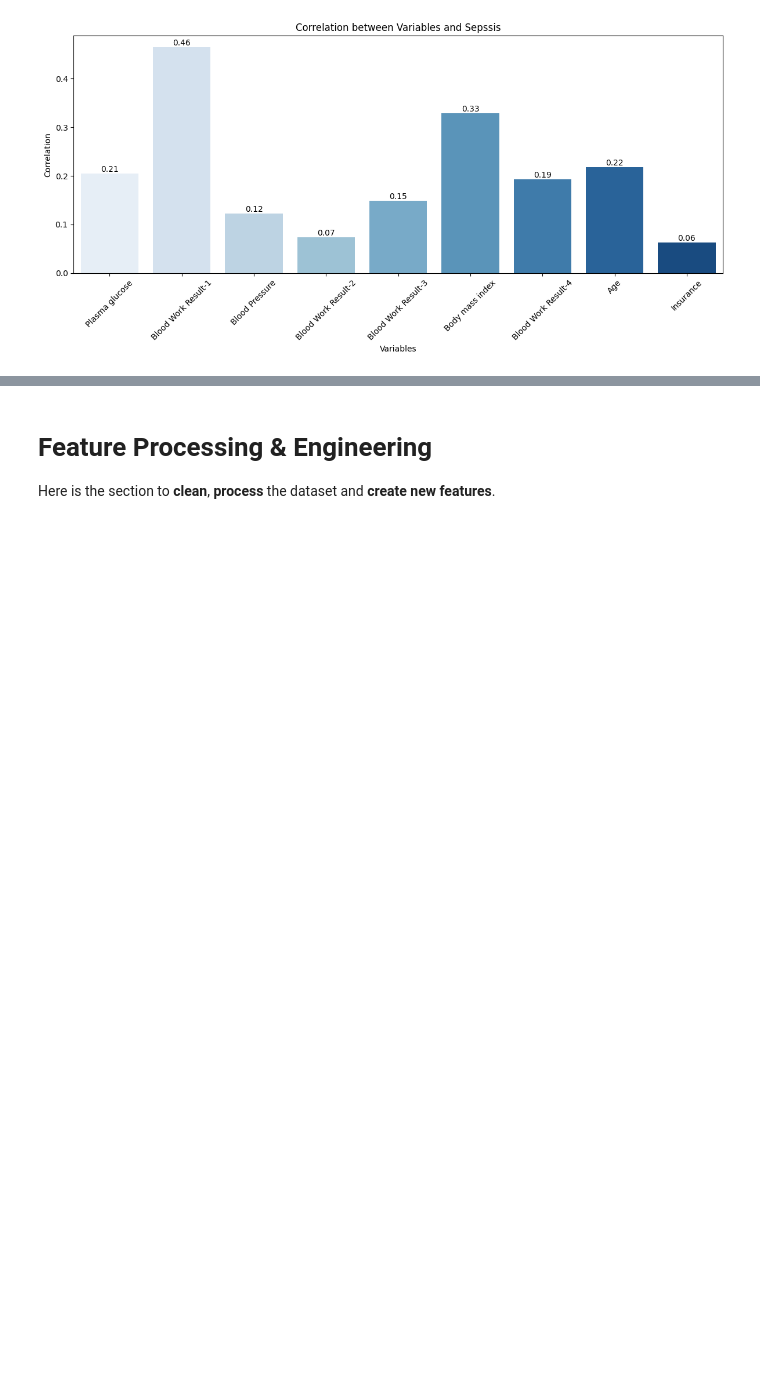
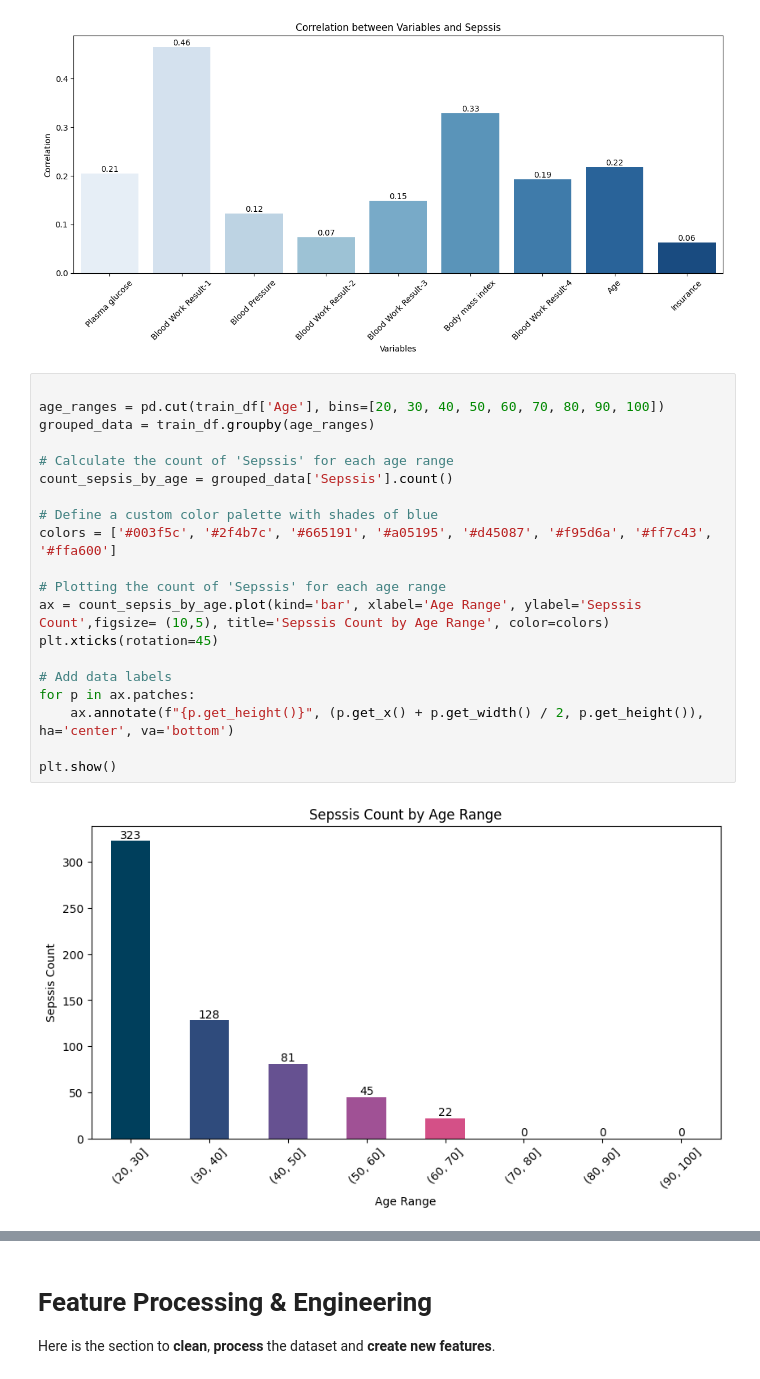
Before and after one commit to DeeeTeeee/CustomerChurnWithFastAPI, a Jupyter notebook: ML_Step_By_Step_Guide.ipynb, the cells around one changed output, grey strips where cells are left out. Saved outputs shown, nothing was run; the diff lists cells and outputs as text; blank space fills up the shorter version.

```diff
--- a/ML_Step_By_Step_Guide.ipynb
+++ b/ML_Step_By_Step_Guide.ipynb
@@ -594,3 +594,25 @@ plt.tight_layout()  # Adjust plot layout to avoid overlapping labels
 plt.show()
 # %% [output]
 [figure]
+# %%
+
+age_ranges = pd.cut(train_df['Age'], bins=[20, 30, 40, 50, 60, 70, 80, 90, 100])
+grouped_data = train_df.groupby(age_ranges)
+
+# Calculate the count of 'Sepssis' for each age range
+count_sepsis_by_age = grouped_data['Sepssis'].count()
+
+# Define a custom color palette with shades of blue
+colors = ['#003f5c', '#2f4b7c', '#665191', '#a05195', '#d45087', '#f95d6a', '#ff7c43', '#ffa600']
+
+# Plotting the count of 'Sepssis' for each age range
+ax = count_sepsis_by_age.plot(kind='bar', xlabel='Age Range', ylabel='Sepssis Count',figsize= (10,5), title='Sepssis Count by Age Range', color=colors)
+plt.xticks(rotation=45)
+
+# Add data labels
+for p in ax.patches:
+    ax.annotate(f"{p.get_height()}", (p.get_x() + p.get_width() / 2, p.get_height()), ha='center', va='bottom')
+
+plt.show()
+# %% [output]
+[figure, added]
```
Also changed, not shown: parts of 10 cells of this notebook.
